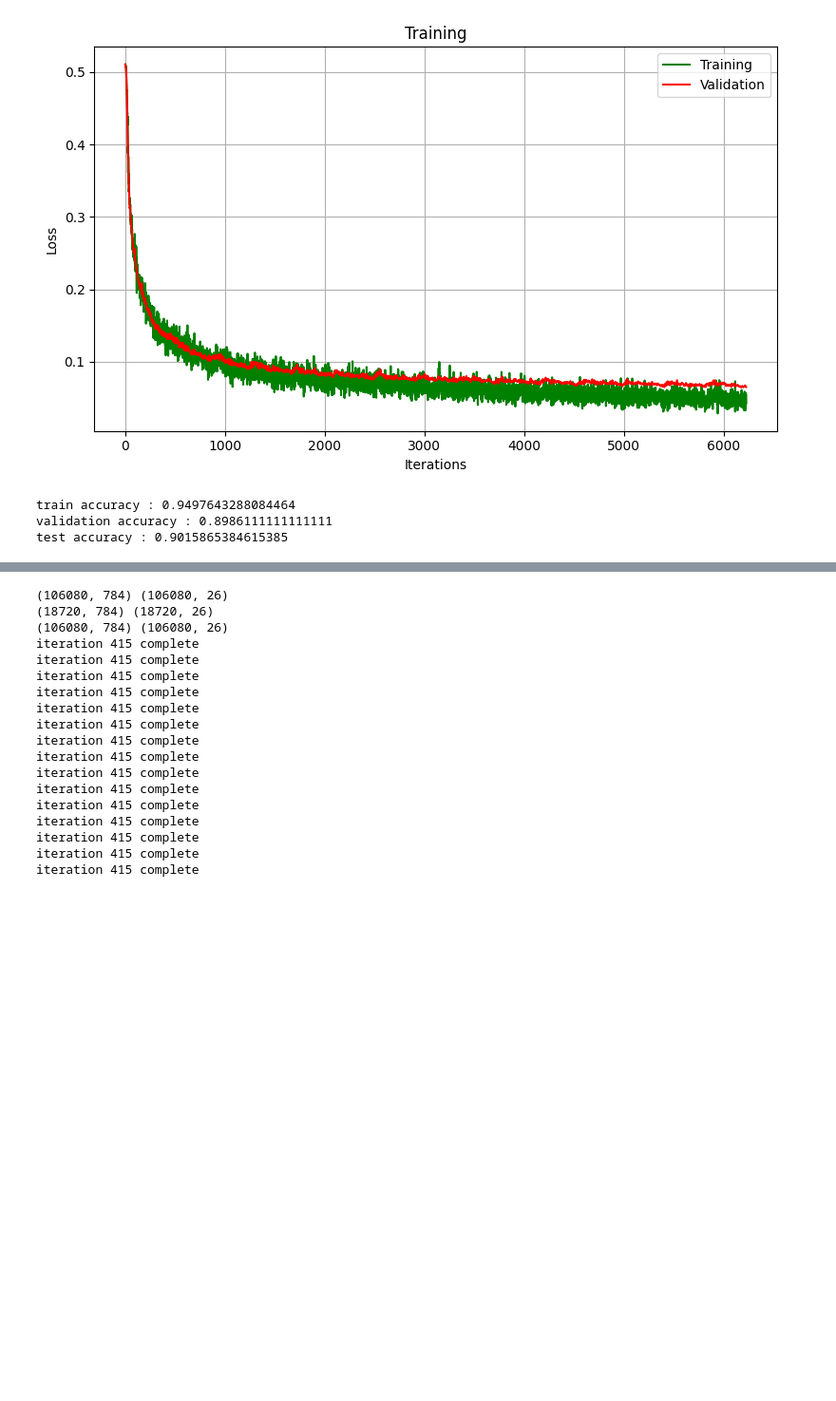
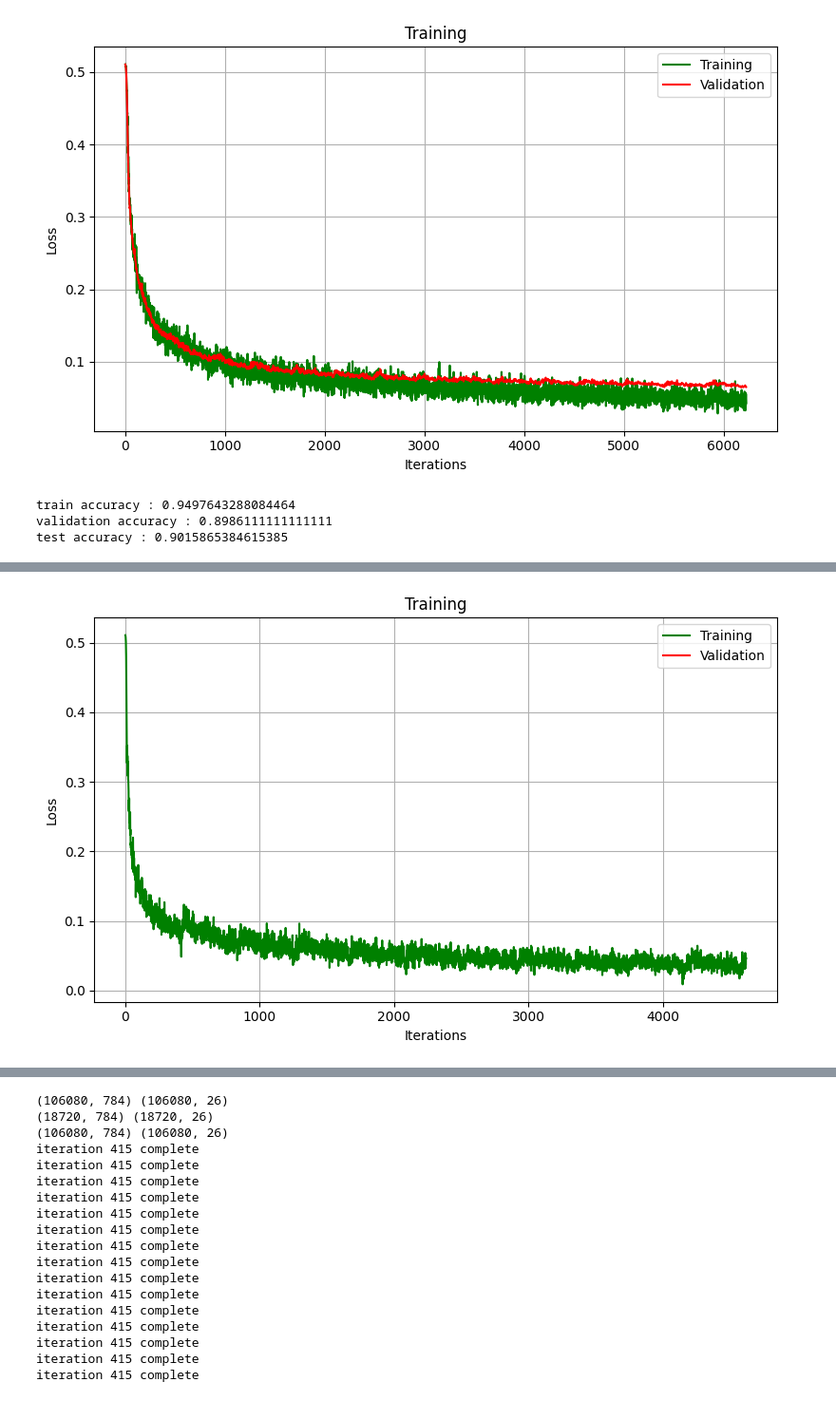
Before and after one commit to abdur-rafi/Machine-Learning-Sessional, a Jupyter notebook: 1805008.ipynb, the cells around one changed output, grey strips where cells are left out. Shown: that part at 95% size. Drawn from its saved outputs; the diff is of its cells as text; code cells hidden in the pictures; blank space fills up the shorter version.

Commit message:
modified dropout layer and tried some more models

```diff
--- a/1805008.ipynb
+++ b/1805008.ipynb
@@ -486,0 +493,79 @@ test accuracy : 0.9015865384615385
+# %%
+
+def getModel(numFeatures, output):
+  model = Model(
+      Input(numFeatures),
+      Dense(1024),
+      DropOut(.25),
+      Relu(),
+      Dense(512),
+      DropOut(.25),
+      Relu(),
+      Dense(256),
+      DropOut(.25),
+      Relu(),
+      Dense(128),
+      DropOut(.25),
+      Relu(),
+      Dense(output),
+      Softmax()
+  )
+
+  return model
+
+
+def main():
+  np.random.seed(13)
+  dataset = Emnist('/content/')
+  trX, trY = dataset.dataTrain()
+  tsX, tsY = dataset.dataTest()
+
+  # print(trX.shape)
+
+  trY, tsY = oneHotEncode(trY, tsY)
+
+  trX = normalize(trX)
+  tsX = normalize(tsX)
+
+  trX = flatten(trX)
+  tsX = flatten(tsX)
+
+
+  tX, vX, tY, vY = train_test_split(trX, trY, test_size = .15, random_state = 29)
+
+  print(tX.shape, tY.shape)
+  print(vX.shape, vY.shape)
+
+
+  model = getModel(tX.shape[1], tY.shape[1])
+
+  # optimizer = GradientDescent(.0001)
+  optimizer = Adam(.001)
+
+  epoch = 15
+  batchSize = 256
+
+  print(tX.shape, tY.shape)
+
+  vLosses = []
+
+  def callback(model):
+    pass
+    # vLosses.append(model.crossEntropyLoss(vY,model.predict(vX)))
+
+
+  losses = model.train(tX, tY, optimizer, epoch, batchSize, callback)
+
+  plot(losses, vLosses)
+
+
+
+  print(f"train accuracy : {acc(model, tX, tY)}")
+  print(f"validation accuracy : {acc(model, vX, vY)}")
+  print(f"test accuracy : {acc(model, tsX, tsY)}")
+
+
+
+
+main()
+# %% [output]
@@ -486,0 +590 @@ test accuracy : 0.9015865384615385
+[figure, added]
```
Also changed, not shown: parts of 26 cells of this notebook.
